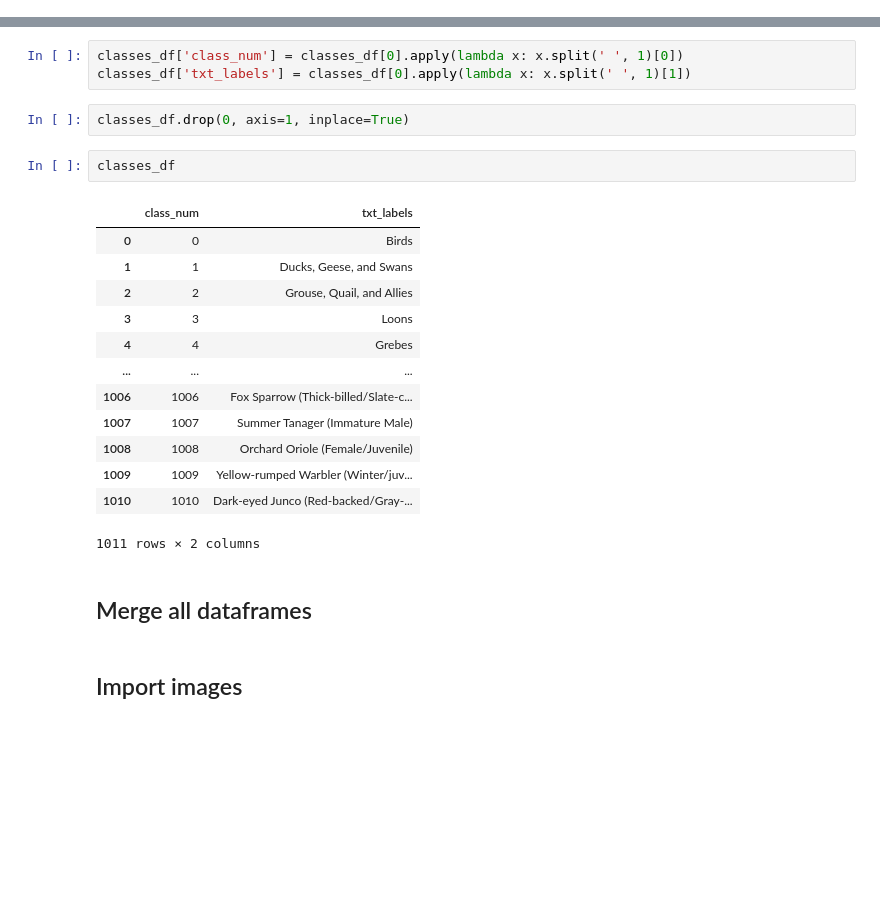
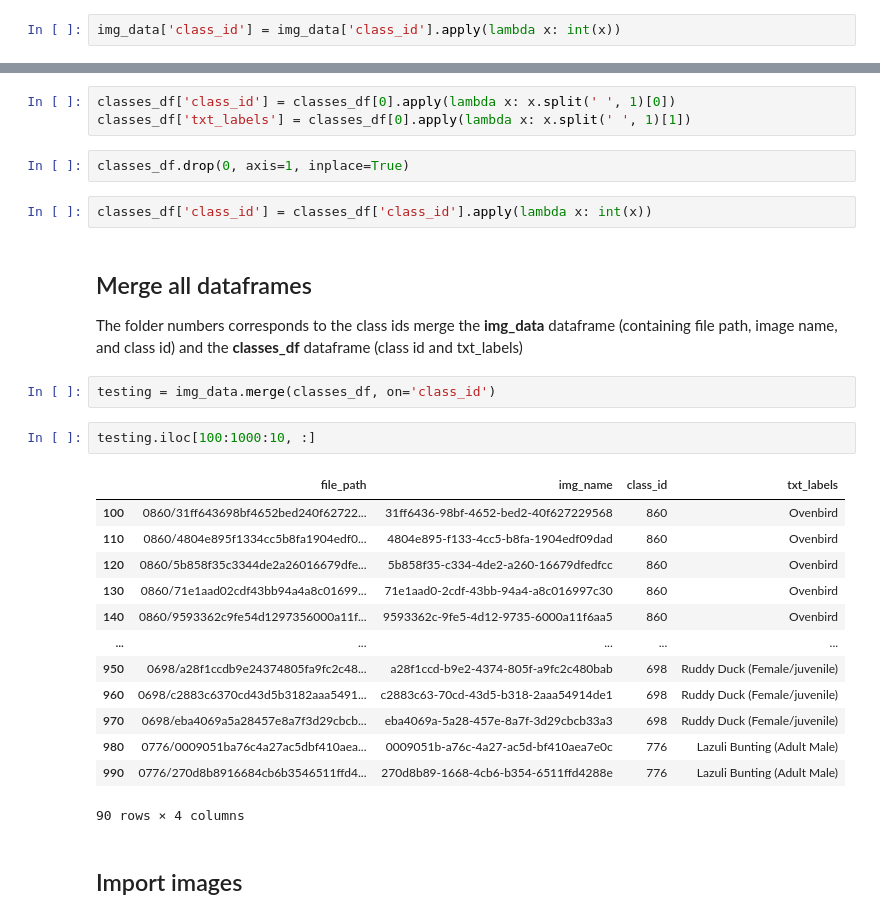
Before and after one commit to cwong690/Birdex, a Jupyter notebook: image_prep.ipynb, the cells around one changed output, grey strips where cells are left out. Cells and saved outputs as stored; diff of their text form; blank space fills up the shorter version.

```diff
--- a/image_prep.ipynb
+++ b/image_prep.ipynb
@@ -193,3 +190,5 @@ data
+# %%
+img_data['class_id'] = img_data['class_id'].apply(lambda x: int(x))
 # %% [markdown]
 #### Create dataframe of image_class_labels.txt
 
@@ -303,28 +302,35 @@ classes_df.head()
 | 3 | 3 Loons |
 | 4 | 4 Grebes |
 # %%
-classes_df['class_num'] = classes_df[0].apply(lambda x: x.split(' ', 1)[0])
+classes_df['class_id'] = classes_df[0].apply(lambda x: x.split(' ', 1)[0])
 classes_df['txt_labels'] = classes_df[0].apply(lambda x: x.split(' ', 1)[1])
 # %%
 classes_df.drop(0, axis=1, inplace=True)
-# %%
-classes_df
-# %% [output]
-|  | class_num | txt_labels |
-| 0 | 0 | Birds |
-| 1 | 1 | Ducks, Geese, and Swans |
-| 2 | 2 | Grouse, Quail, and Allies |
-| 3 | 3 | Loons |
-| 4 | 4 | Grebes |
-| ... | ... | ... |
-| 1006 | 1006 | Fox Sparrow (Thick-billed/Slate-c... |
-| 1007 | 1007 | Summer Tanager (Immature Male) |
-| 1008 | 1008 | Orchard Oriole (Female/Juvenile) |
-| 1009 | 1009 | Yellow-rumped Warbler (Winter/juv... |
-| 1010 | 1010 | Dark-eyed Junco (Red-backed/Gray-... |
-1011 rows × 2 columns
-# %% [markdown]
-## Merge all dataframes
+# %%
+classes_df['class_id'] = classes_df['class_id'].apply(lambda x: int(x))
+# %% [markdown]
+## Merge all dataframes
+
+The folder numbers corresponds to the class ids
+merge the **img_data** dataframe (containing file path, image name, and class id) and the **classes_df** dataframe (class id and txt_labels)
+# %%
+testing = img_data.merge(classes_df, on='class_id')
+# %%
+testing.iloc[100:1000:10, :]
+# %% [output]
+|  | file_path | img_name | class_id | txt_labels |
+| 100 | 0860/31ff643698bf4652bed240f62722... | 31ff6436-98bf-4652-bed2-40f627229568 | 860 | Ovenbird |
+| 110 | 0860/4804e895f1334cc5b8fa1904edf0... | 4804e895-f133-4cc5-b8fa-1904edf09dad | 860 | Ovenbird |
+| 120 | 0860/5b858f35c3344de2a26016679dfe... | 5b858f35-c334-4de2-a260-16679dfedfcc | 860 | Ovenbird |
+| 130 | 0860/71e1aad02cdf43bb94a4a8c01699... | 71e1aad0-2cdf-43bb-94a4-a8c016997c30 | 860 | Ovenbird |
+| 140 | 0860/9593362c9fe54d1297356000a11f... | 9593362c-9fe5-4d12-9735-6000a11f6aa5 | 860 | Ovenbird |
+| ... | ... | ... | ... | ... |
+| 950 | 0698/a28f1ccdb9e24374805fa9fc2c48... | a28f1ccd-b9e2-4374-805f-a9fc2c480bab | 698 | Ruddy Duck (Female/juvenile) |
+| 960 | 0698/c2883c6370cd43d5b3182aaa5491... | c2883c63-70cd-43d5-b318-2aaa54914de1 | 698 | Ruddy Duck (Female/juvenile) |
+| 970 | 0698/eba4069a5a28457e8a7f3d29cbcb... | eba4069a-5a28-457e-8a7f-3d29cbcb33a3 | 698 | Ruddy Duck (Female/juvenile) |
+| 980 | 0776/0009051ba76c4a27ac5dbf410aea... | 0009051b-a76c-4a27-ac5d-bf410aea7e0c | 776 | Lazuli Bunting (Adult Male) |
+| 990 | 0776/270d8b8916684cb6b3546511ffd4... | 270d8b89-1668-4cb6-b354-6511ffd4288e | 776 | Lazuli Bunting (Adult Male) |
+90 rows × 4 columns
 # %% [markdown]
 ## Import images
 # %%
```
Also changed, not shown: parts of 10 cells of this notebook.
